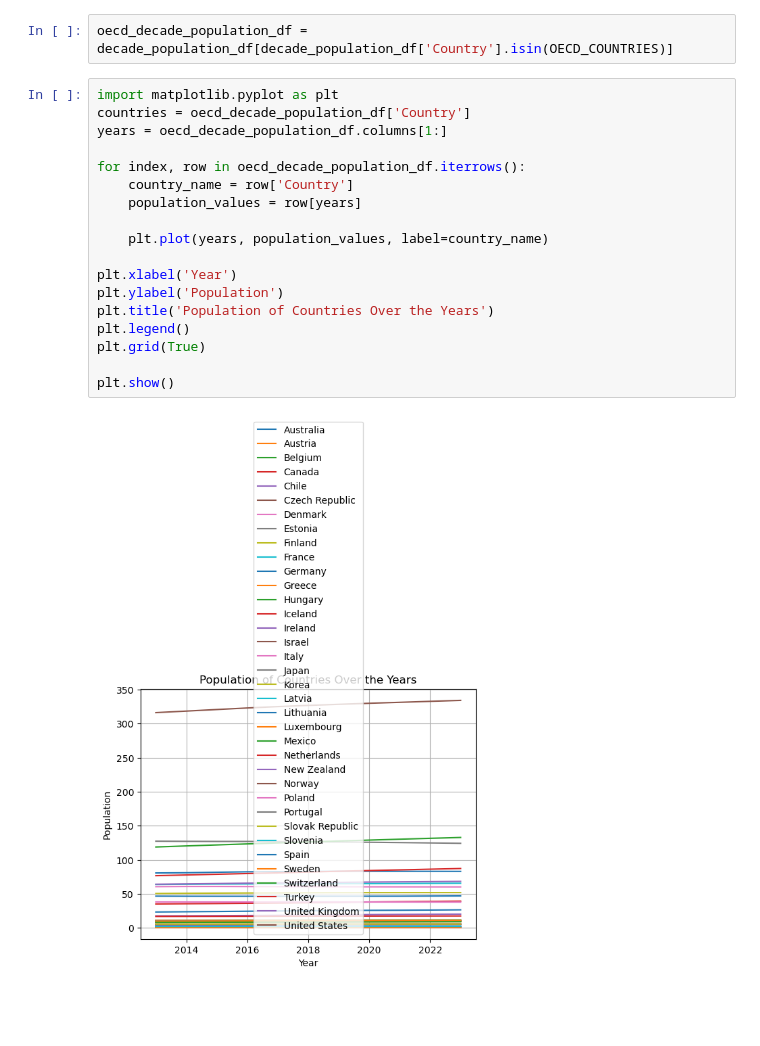
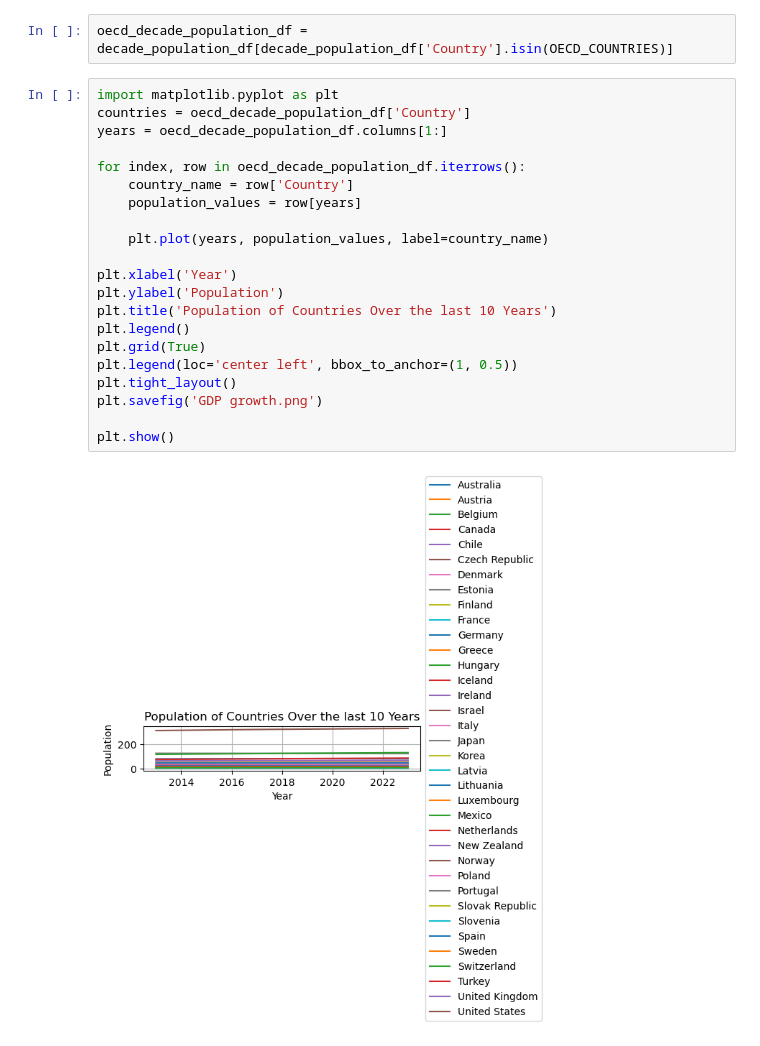
Before and after one commit to DANIELKAKAI/AAI-labs, a Jupyter notebook: Task 2.ipynb, the cells around one changed output. Drawn from its saved outputs; the diff is of its cells as text; blank space fills up the shorter version.

```diff
--- a/Task 2.ipynb
+++ b/Task 2.ipynb
@@ -15,20 +15,23 @@ oecd_decade_population_df = decade_population_df[decade_population_df['Country']
 # %%
 import matplotlib.pyplot as plt
 countries = oecd_decade_population_df['Country']
 years = oecd_decade_population_df.columns[1:]
 
 for index, row in oecd_decade_population_df.iterrows():
     country_name = row['Country']
     population_values = row[years]
 
     plt.plot(years, population_values, label=country_name)
 
 plt.xlabel('Year')
 plt.ylabel('Population')
-plt.title('Population of Countries Over the Years')
+plt.title('Population of Countries Over the last 10 Years')
 plt.legend()
 plt.grid(True)
+plt.legend(loc='center left', bbox_to_anchor=(1, 0.5))
+plt.tight_layout()
+plt.savefig('GDP growth.png')
 
 plt.show()
 # %% [output]
-[figure, old version]
+[figure, new version]
```
Also changed, not shown: 3 other files.
